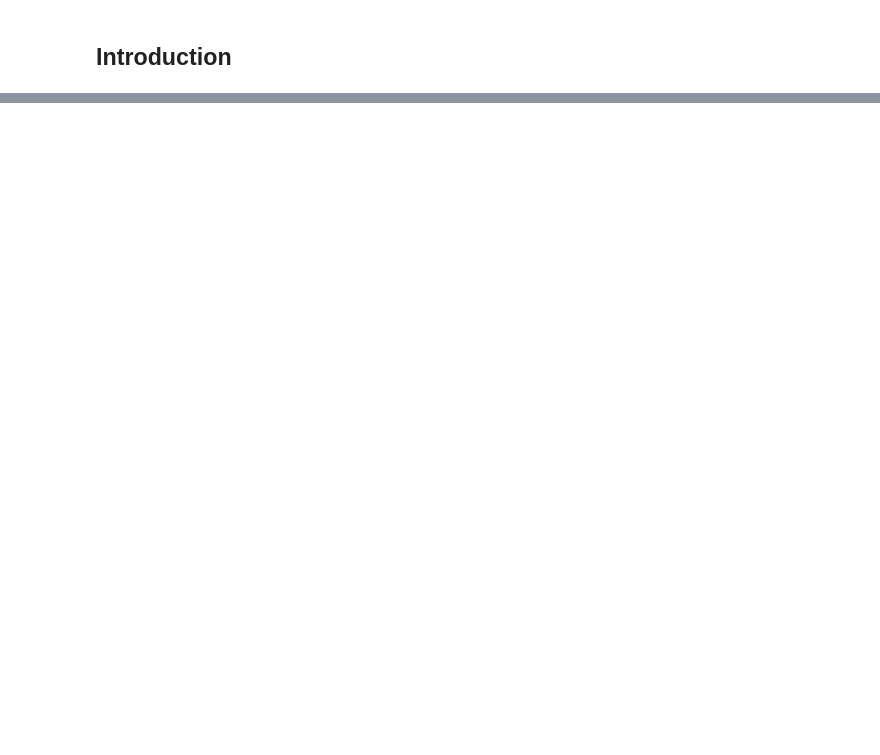
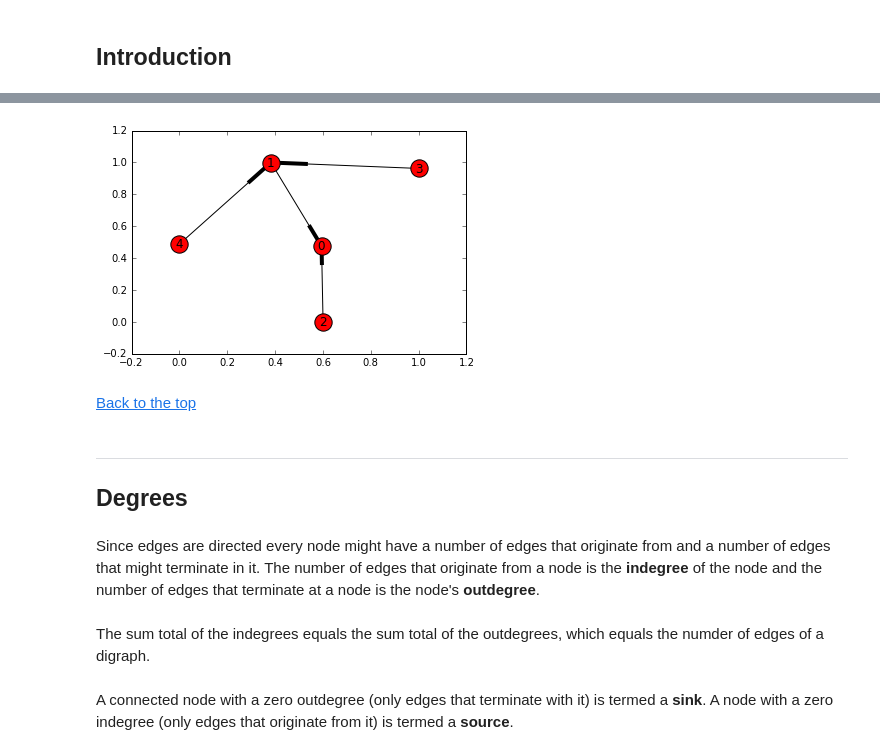
Before and after one commit to juanklopper/Discrete-Mathematics, a Jupyter notebook: Lesson 10 Directed Graphs.ipynb, the cells around one changed output, grey strips where cells are left out. Drawn from its saved outputs; the diff is of its cells as text; code cells hidden in the pictures; blank space fills up the shorter version.

```diff
--- a/Lesson 10 Directed Graphs.ipynb
+++ b/Lesson 10 Directed Graphs.ipynb
@@ -39,0 +69,18 @@ We still have a set $ V $ of vertices or nodes and a set $ E $ of edges, althoug
+# %%
+# A GN digraph with 5 nodes
+H = nx.gn_graph(5)
+nx.draw_networkx(H)
+plt.show();
+# %% [output]
+[figure, added]
+# %% [markdown]
+[Back to the top](#In-this-lesson)
+# %% [markdown]
+<hr>
+<h2>Degrees</h2>
+# %% [markdown]
+Since edges are directed every node might have a number of edges that originate from and a number of edges that might terminate in it.  The number of edges that originate from a node is the **indegree** of the node and the number of edges that terminate at a node is the node's **outdegree**.
+# %% [markdown]
+The sum total of the indegrees equals the sum total of the outdegrees, which equals the numder of edges of a digraph.
+# %% [markdown]
+A connected node with a zero outdegree (only edges that terminate with it) is termed a **sink**.  A node with a zero indegree (only edges that originate from it) is termed a **source**.
```
Also changed, not shown: parts of 59 cells of this notebook, 4 other files.
